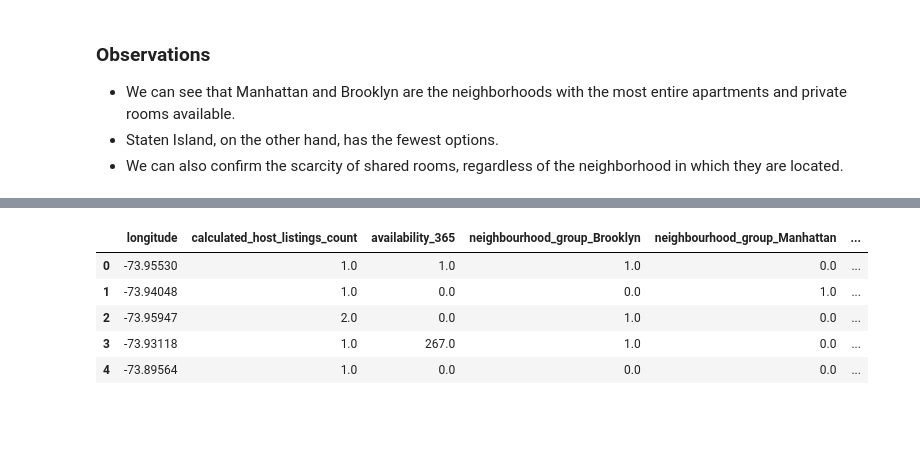
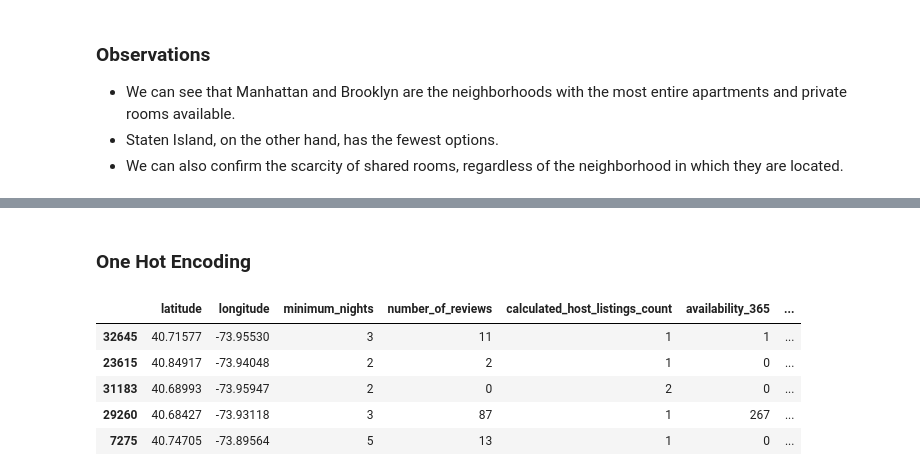
Before and after one commit to 4GeeksAcademy/josefina-aispuro-merelles-machine-learning, a Jupyter notebook: src/00-eda-airbnb-ny.ipynb, the cells around one changed output, grey strips where cells are left out. Cells and saved outputs as stored; diff of their text form; code cells hidden in the pictures; blank space fills up the shorter version.

```diff
--- a/src/00-eda-airbnb-ny.ipynb
+++ b/src/00-eda-airbnb-ny.ipynb
@@ -291,22 +237,0 @@ X_train_scaled_df.head()
-# %%
-selection_model = SelectKBest(score_func = f_regression, k = 8)  # Create a feature selector that keeps the 8 best features based on their correlation with the target
-selection_model.fit(X_train, y_train) #  Fit the selector to the training data (learn which features are most important)
-
-# Apply the feature selection to the training and test set
-selection_model_transform_train = selection_model.transform(X_train)
-selection_model_transform_test = selection_model.transform(X_test)
-
-ix = selection_model.get_support()  # Get a boolean mask showing which features were selected (True = selected)
-
-# Create a new DataFrame for the selected training and test features with their original column names
-X_train_sel = pd.DataFrame(selection_model_transform_train, columns = X_train.columns.values[ix])
-X_test_sel = pd.DataFrame(selection_model_transform_test, columns = X_test.columns.values[ix])
-
-X_train_sel.head()
-# %% [output]
-|  | longitude | calculated_host_listings_count | availability_365 | neighbourhood_group_Brooklyn | neighbourhood_group_Manhattan | ... |
-| 0 | -73.95530 | 1.0 | 1.0 | 1.0 | 0.0 | ... |
-| 1 | -73.94048 | 1.0 | 0.0 | 0.0 | 1.0 | ... |
-| 2 | -73.95947 | 2.0 | 0.0 | 1.0 | 0.0 | ... |
-| 3 | -73.93118 | 1.0 | 267.0 | 1.0 | 0.0 | ... |
-| 4 | -73.89564 | 1.0 | 0.0 | 0.0 | 0.0 | ... |
@@ -318,0 +238,31 @@ y_test.to_csv("/workspaces/josefina-aispuro-merelles-machine-learning/data/proce
+# %%
+# Define X (features) and y (target)
+X = df.drop(columns = ["price"])
+y = df["price"]
+
+# Split
+X_train, X_test, y_train, y_test = train_test_split(X, y, test_size = 0.2, random_state = 42)
+# %% [markdown]
+### One Hot Encoding
+# %%
+# Encode categorical columns
+cat_columns = ["neighbourhood_group", "room_type"]
+encoder = OneHotEncoder(sparse_output = False)
+
+X_train_encoded = encoder.fit_transform(X_train[cat_columns])
+X_test_encoded = encoder.transform(X_test[cat_columns])
+
+X_train_one_hot = pd.DataFrame(X_train_encoded, columns = encoder.get_feature_names_out(cat_columns), index = X_train.index)
+X_test_one_hot = pd.DataFrame(X_test_encoded, columns = encoder.get_feature_names_out(cat_columns), index = X_test.index)
+
+X_train_final = pd.concat([X_train.drop(columns=cat_columns), X_train_one_hot], axis = 1)
+X_test_final  = pd.concat([X_test.drop(columns=cat_columns), X_test_one_hot], axis = 1)
+# %%
+X_train_final.head()
+# %% [output]
+|  | latitude | longitude | minimum_nights | number_of_reviews | calculated_host_listings_count | availability_365 | ... |
+| 32645 | 40.71577 | -73.95530 | 3 | 11 | 1 | 1 | ... |
+| 23615 | 40.84917 | -73.94048 | 2 | 2 | 1 | 0 | ... |
+| 31183 | 40.68993 | -73.95947 | 2 | 0 | 2 | 0 | ... |
+| 29260 | 40.68427 | -73.93118 | 3 | 87 | 1 | 267 | ... |
+| 7275 | 40.74705 | -73.89564 | 5 | 13 | 1 | 0 | ... |
```
Also changed, not shown: parts of 14 cells of this notebook.
